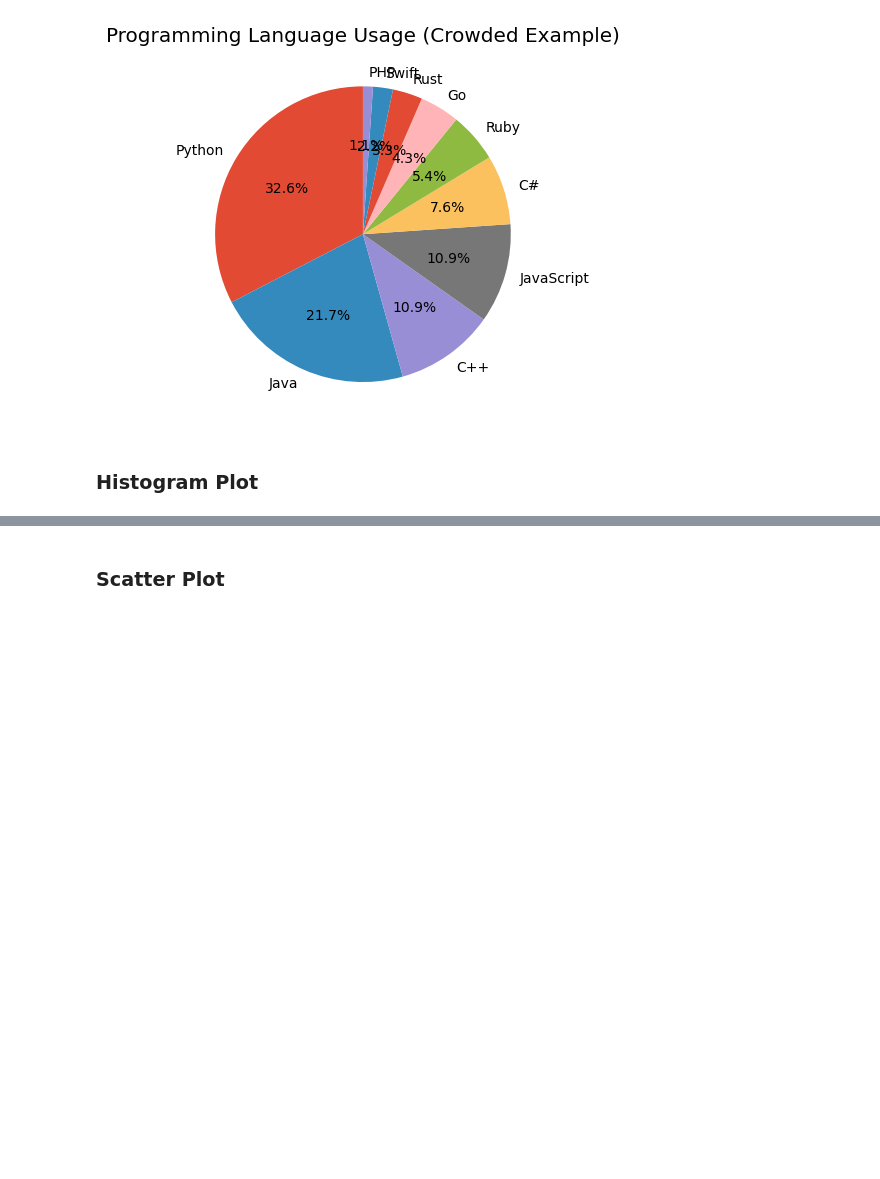
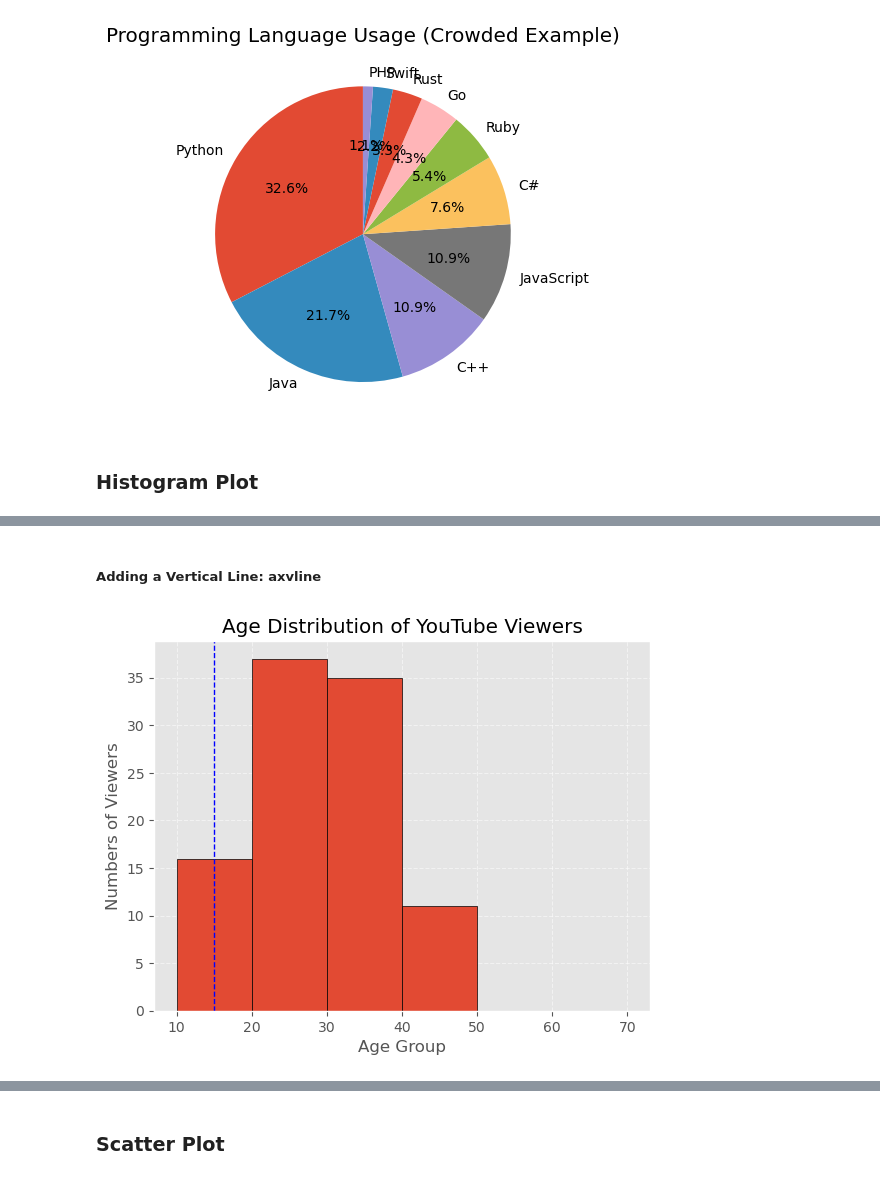
Before and after one commit to jatinvish-01/Maplotlib-Jupyter, a Jupyter notebook: plotting, bars, charts and histogram.ipynb, the cells around one changed output, grey strips where cells are left out. Drawn from its saved outputs; the diff is of its cells as text; code cells hidden in the pictures; blank space fills up the shorter version.

```diff
--- a/plotting, bars, charts and histogram.ipynb
+++ b/plotting, bars, charts and histogram.ipynb
@@ -212,3 +252,15 @@ plt.show()
+# %% [markdown]
+##### Adding a Vertical Line: axvline
+# %%
+plt.hist(ages, bins=bins, edgecolor="black")
+plt.axvline(15, color="blue", linestyle="--", linewidth=1, label="Average")
+plt.title("Age Distribution of YouTube Viewers")
+plt.xlabel("Age Group")
+plt.ylabel("Numbers of Viewers")
+plt.grid(True, linestyle="--", alpha=0.5)
+plt.show()
+# %% [output]
+[figure, added]
 # %%
 import matplotlib.pyplot as plt
 
```
Also changed, not shown: parts of 8 cells of this notebook.
